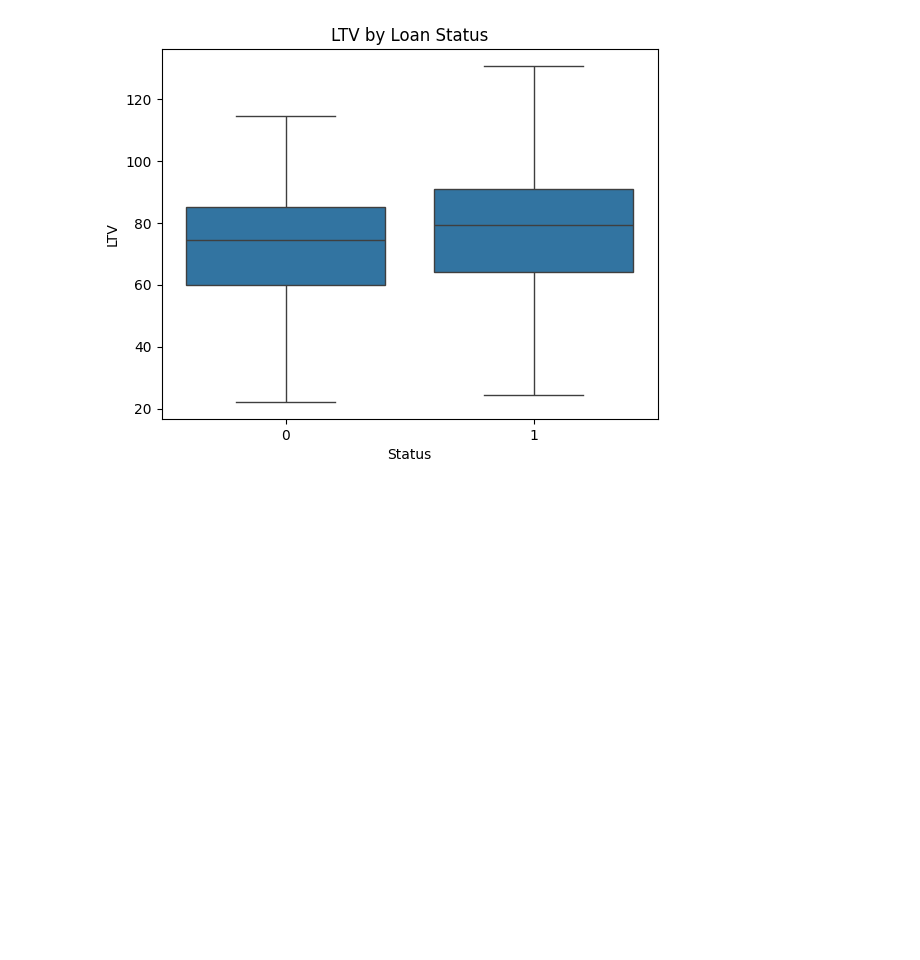
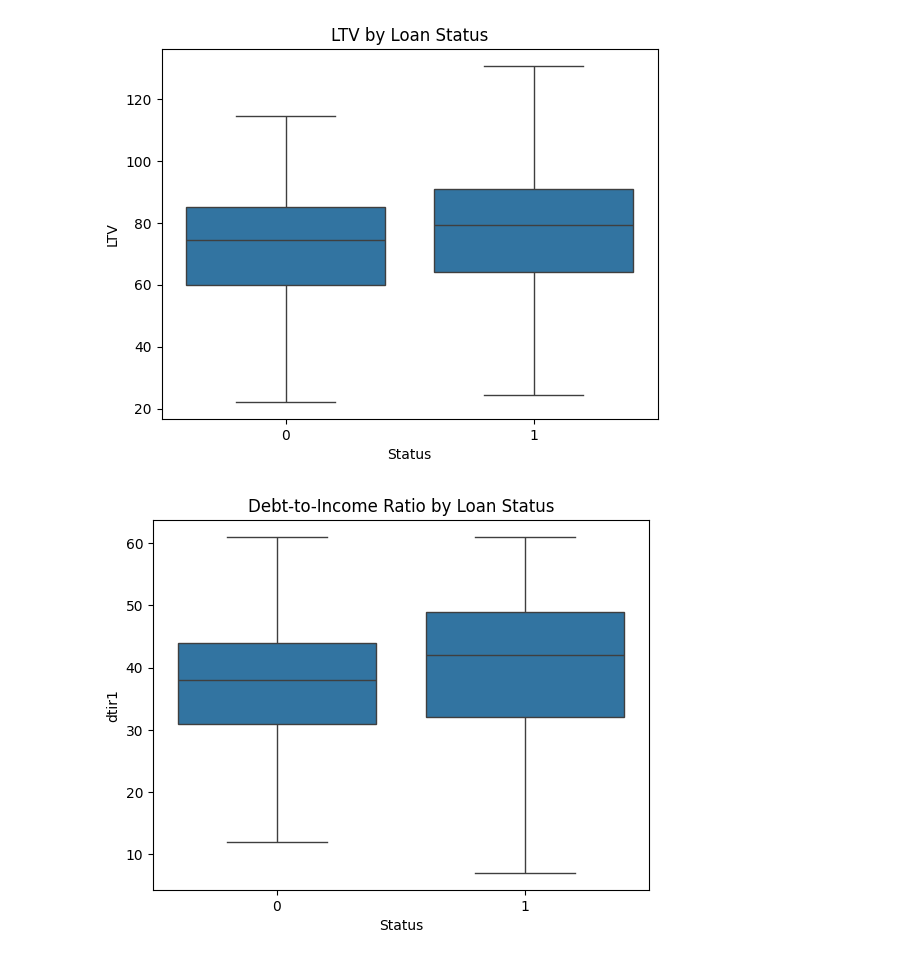
Before and after one commit to YASH280626/loan-default-prediction, a Jupyter notebook: analysis.ipynb, the cells around one changed output. Saved outputs shown, nothing was run; the diff lists cells and outputs as text; code cells hidden in the pictures; blank space fills up the shorter version.

Commit message:
Investigated Debt-to-Income Ratio by Loan Status

```diff
--- a/analysis.ipynb
+++ b/analysis.ipynb
@@ -458,3 +458,9 @@ plt.title('LTV by Loan Status')
 plt.show()
 # %% [output]
 [figure]
+# %%
+sns.boxplot(x='Status', y='dtir1', data=df, showfliers=False)
+plt.title("Debt-to-Income Ratio by Loan Status")
+plt.show()
+# %% [output]
+[figure, added]
```
